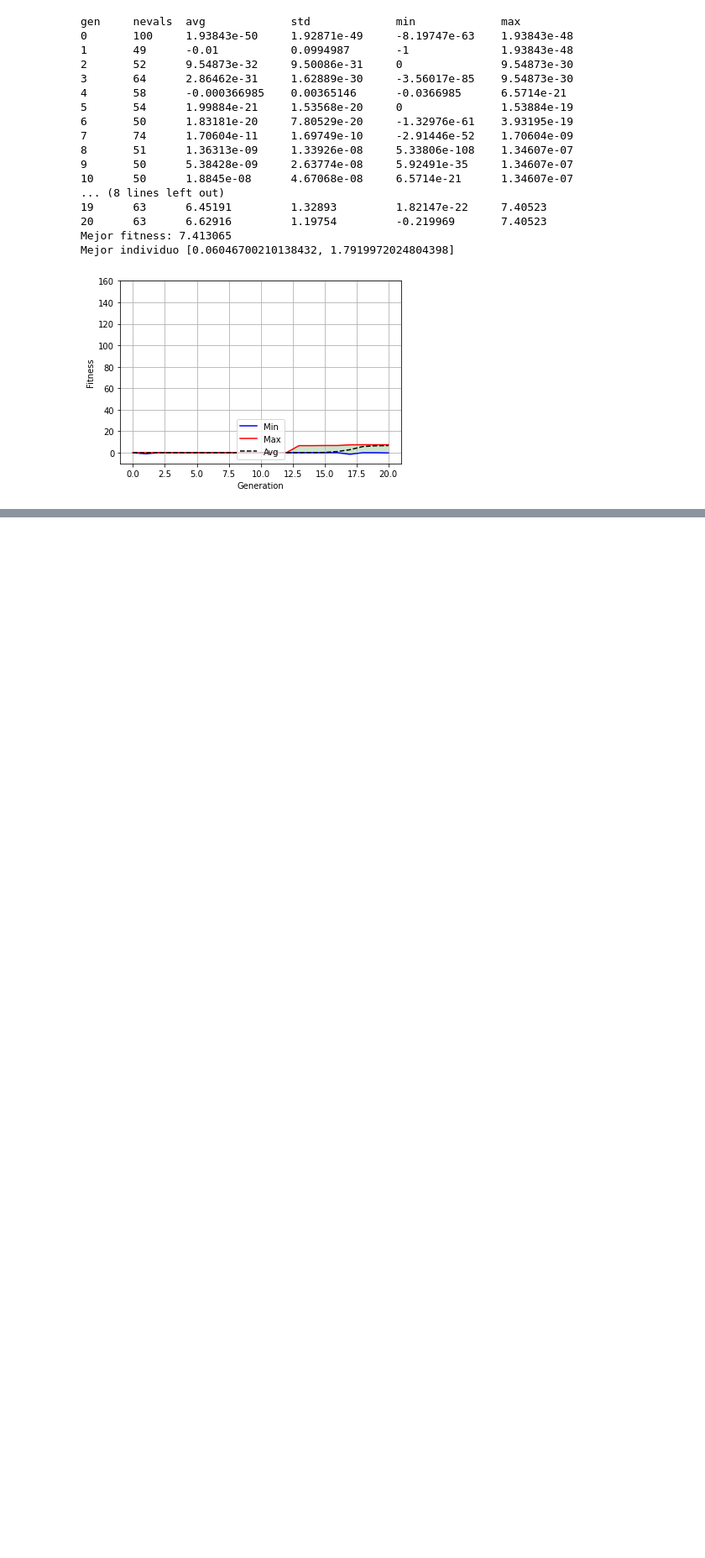
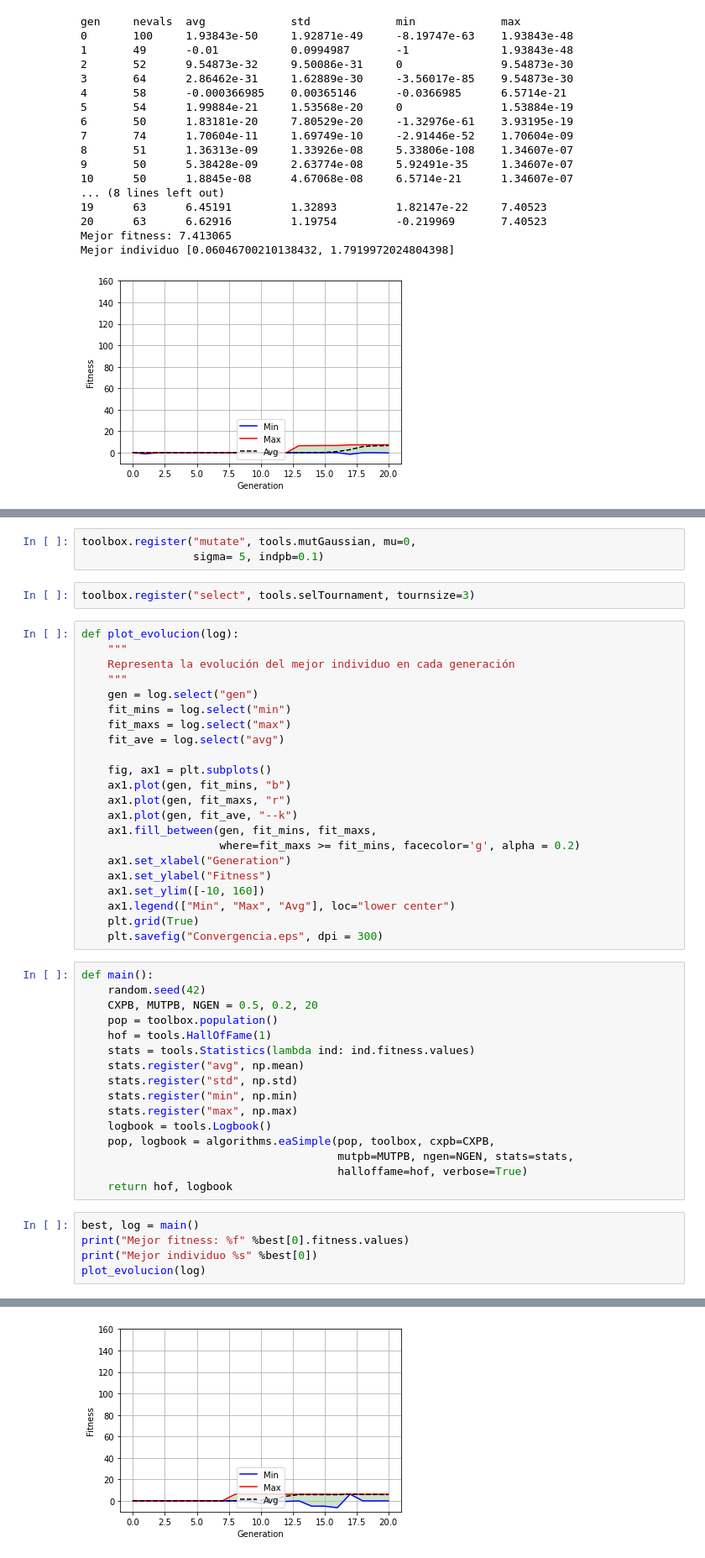
Before and after one commit to Yedramartinolmos/ENCONTRAR_MAXIMOS, a Jupyter notebook: ALGORITMO_GENETICO.ipynb, the cells around one changed output, grey strips where cells are left out. Shown at 84% size. Drawn from its saved outputs; the diff is of its cells as text; blank space fills up the shorter version.

```diff
--- a/ALGORITMO_GENETICO.ipynb
+++ b/ALGORITMO_GENETICO.ipynb
@@ -270,0 +290,49 @@ Mejor individuo [0.06046700210138432, 1.7919972024804398]
+# %%
+toolbox.register("mutate", tools.mutGaussian, mu=0,
+                 sigma= 5, indpb=0.1)
+# %%
+toolbox.register("select", tools.selTournament, tournsize=3)
+# %%
+def plot_evolucion(log):
+    """
+    Representa la evolución del mejor individuo en cada generación
+    """
+    gen = log.select("gen")
+    fit_mins = log.select("min")
+    fit_maxs = log.select("max")
+    fit_ave = log.select("avg")
+
+    fig, ax1 = plt.subplots()
+    ax1.plot(gen, fit_mins, "b")
+    ax1.plot(gen, fit_maxs, "r")
+    ax1.plot(gen, fit_ave, "--k")
+    ax1.fill_between(gen, fit_mins, fit_maxs,
+                     where=fit_maxs >= fit_mins, facecolor='g', alpha = 0.2)
+    ax1.set_xlabel("Generation")
+    ax1.set_ylabel("Fitness")
+    ax1.set_ylim([-10, 160])
+    ax1.legend(["Min", "Max", "Avg"], loc="lower center")
+    plt.grid(True)
+    plt.savefig("Convergencia.eps", dpi = 300)
+# %%
+def main():
+    random.seed(42)
+    CXPB, MUTPB, NGEN = 0.5, 0.2, 20
+    pop = toolbox.population()
+    hof = tools.HallOfFame(1)
+    stats = tools.Statistics(lambda ind: ind.fitness.values)
+    stats.register("avg", np.mean)
+    stats.register("std", np.std)
+    stats.register("min", np.min)
+    stats.register("max", np.max)
+    logbook = tools.Logbook()
+    pop, logbook = algorithms.eaSimple(pop, toolbox, cxpb=CXPB,
+                                       mutpb=MUTPB, ngen=NGEN, stats=stats,
+                                       halloffame=hof, verbose=True)
+    return hof, logbook
+# %%
+best, log = main()
+print("Mejor fitness: %f" %best[0].fitness.values)
+print("Mejor individuo %s" %best[0])
+plot_evolucion(log)
+# %% [output]
@@ -270,0 +359 @@ Mejor individuo [0.06046700210138432, 1.7919972024804398]
+[figure, added]
```
Also changed, not shown: parts of 19 cells of this notebook.
